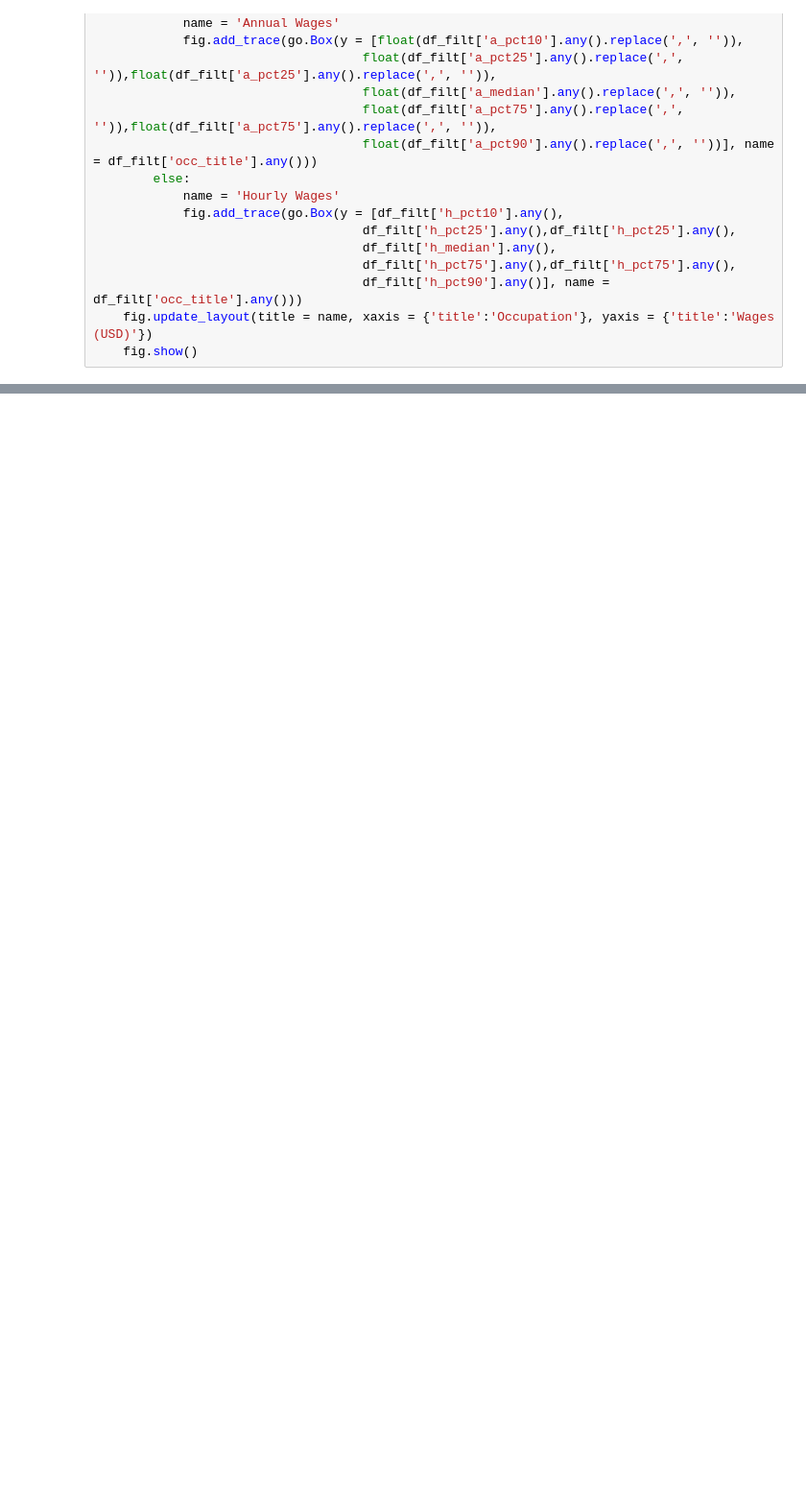
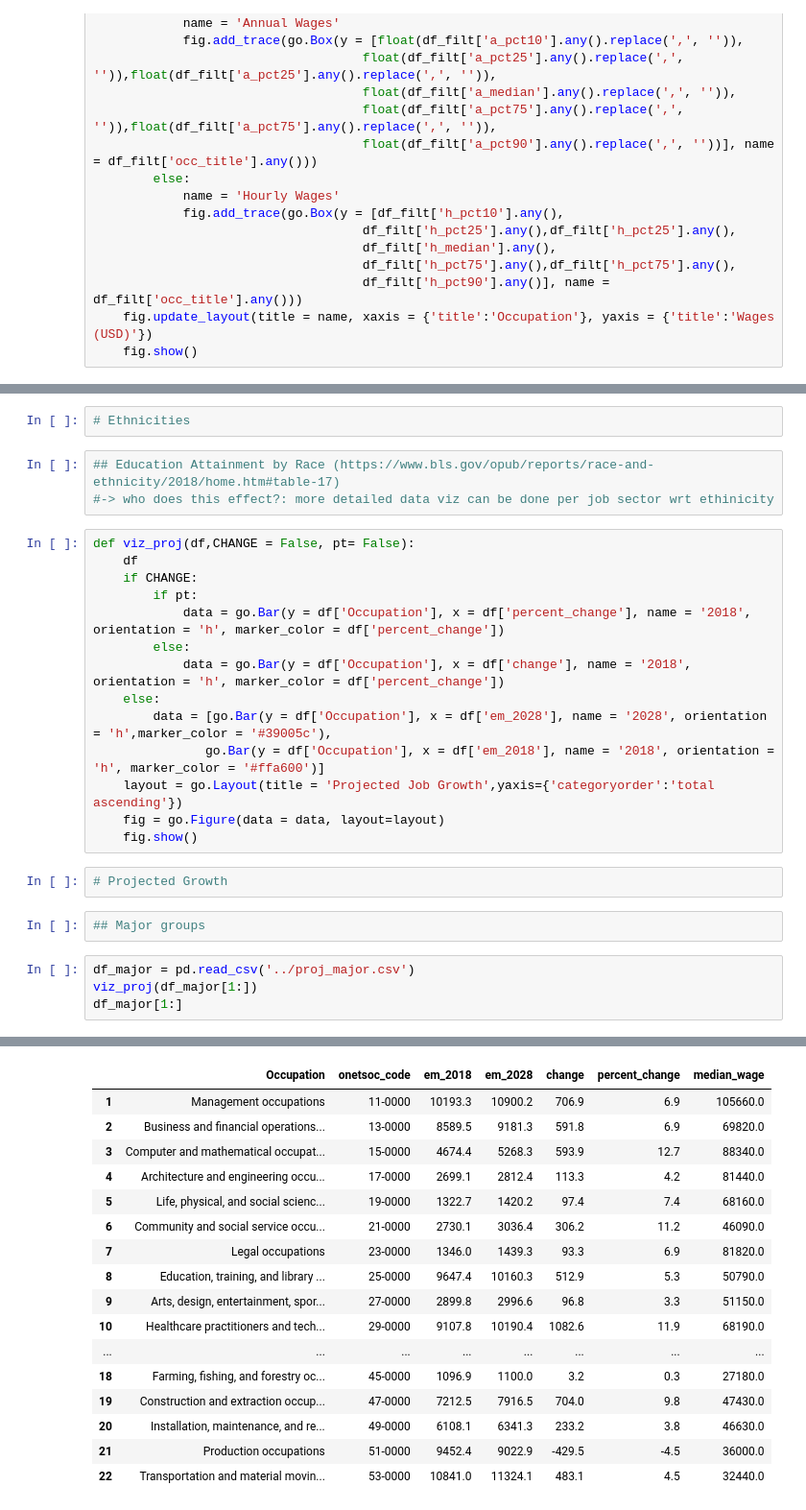
Before and after one commit to thanh17/-UROP-Employment-Pathway, a Jupyter notebook: Python notebooks/Ages and Wages.ipynb, the cells around one changed output, grey strips where cells are left out. Shown at 96% size. Drawn from its saved outputs; the diff is of its cells as text; blank space fills up the shorter version.

```diff
--- a/Python notebooks/Ages and Wages.ipynb
+++ b/Python notebooks/Ages and Wages.ipynb
@@ -241,3 +241,31 @@ fig = go.Figure()
 viz_wage(df_wages,['35-2021','37-2019','41-2031'],'a')
 # %% [output]
 [interactive output not drawn]
+# %%
+# Ethnicities
+# %%
+## Education Attainment by Race (https://www.bls.gov/opub/reports/race-and-ethnicity/2018/home.htm#table-17)
+#-> who does this effect?: more detailed data viz can be done per job sector wrt ethinicity
+# %%
+def viz_proj(df,CHANGE = False, pt= False):
+    df
+    if CHANGE:
+        if pt:
+            data = go.Bar(y = df['Occupation'], x = df['percent_change'], name = '2018', orientation = 'h', marker_color = df['percent_change'])
+        else:
+            data = go.Bar(y = df['Occupation'], x = df['change'], name = '2018', orientation = 'h', marker_color = df['percent_change'])
+    else:
+        data = [go.Bar(y = df['Occupation'], x = df['em_2028'], name = '2028', orientation = 'h',marker_color = '#39005c'),
+               go.Bar(y = df['Occupation'], x = df['em_2018'], name = '2018', orientation = 'h', marker_color = '#ffa600')]
+    layout = go.Layout(title = 'Projected Job Growth',yaxis={'categoryorder':'total ascending'})
+    fig = go.Figure(data = data, layout=layout)
+    fig.show()
+# %%
+# Projected Growth
+# %%
+## Major groups
+# %%
+df_major = pd.read_csv('../proj_major.csv')
+viz_proj(df_major[1:])
+df_major[1:]
+# %% [output]
@@ -243,0 +273,17 @@ viz_wage(df_wages,['35-2021','37-2019','41-2031'],'a')
+|  | Occupation | onetsoc_code | em_2018 | em_2028 | change | percent_change | median_wage |
+| 1 | Management occupations | 11-0000 | 10193.3 | 10900.2 | 706.9 | 6.9 | 105660.0 |
+| 2 | Business and financial operations... | 13-0000 | 8589.5 | 9181.3 | 591.8 | 6.9 | 69820.0 |
+| 3 | Computer and mathematical occupat... | 15-0000 | 4674.4 | 5268.3 | 593.9 | 12.7 | 88340.0 |
+| 4 | Architecture and engineering occu... | 17-0000 | 2699.1 | 2812.4 | 113.3 | 4.2 | 81440.0 |
+| 5 | Life, physical, and social scienc... | 19-0000 | 1322.7 | 1420.2 | 97.4 | 7.4 | 68160.0 |
+| 6 | Community and social service occu... | 21-0000 | 2730.1 | 3036.4 | 306.2 | 11.2 | 46090.0 |
+| 7 | Legal occupations | 23-0000 | 1346.0 | 1439.3 | 93.3 | 6.9 | 81820.0 |
+| 8 | Education, training, and library ... | 25-0000 | 9647.4 | 10160.3 | 512.9 | 5.3 | 50790.0 |
+| 9 | Arts, design, entertainment, spor... | 27-0000 | 2899.8 | 2996.6 | 96.8 | 3.3 | 51150.0 |
+| 10 | Healthcare practitioners and tech... | 29-0000 | 9107.8 | 10190.4 | 1082.6 | 11.9 | 68190.0 |
+| ... | ... | ... | ... | ... | ... | ... | ... |
+| 18 | Farming, fishing, and forestry oc... | 45-0000 | 1096.9 | 1100.0 | 3.2 | 0.3 | 27180.0 |
+| 19 | Construction and extraction occup... | 47-0000 | 7212.5 | 7916.5 | 704.0 | 9.8 | 47430.0 |
+| 20 | Installation, maintenance, and re... | 49-0000 | 6108.1 | 6341.3 | 233.2 | 3.8 | 46630.0 |
+| 21 | Production occupations | 51-0000 | 9452.4 | 9022.9 | -429.5 | -4.5 | 36000.0 |
+| 22 | Transportation and material movin... | 53-0000 | 10841.0 | 11324.1 | 483.1 | 4.5 | 32440.0 |
```
Also changed, not shown: parts of 3 cells of this notebook.
